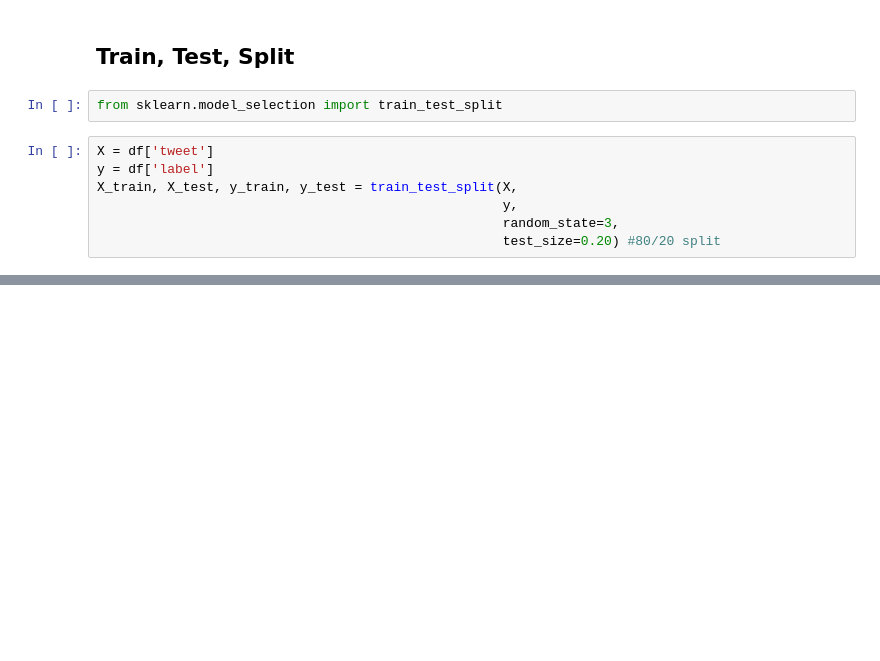
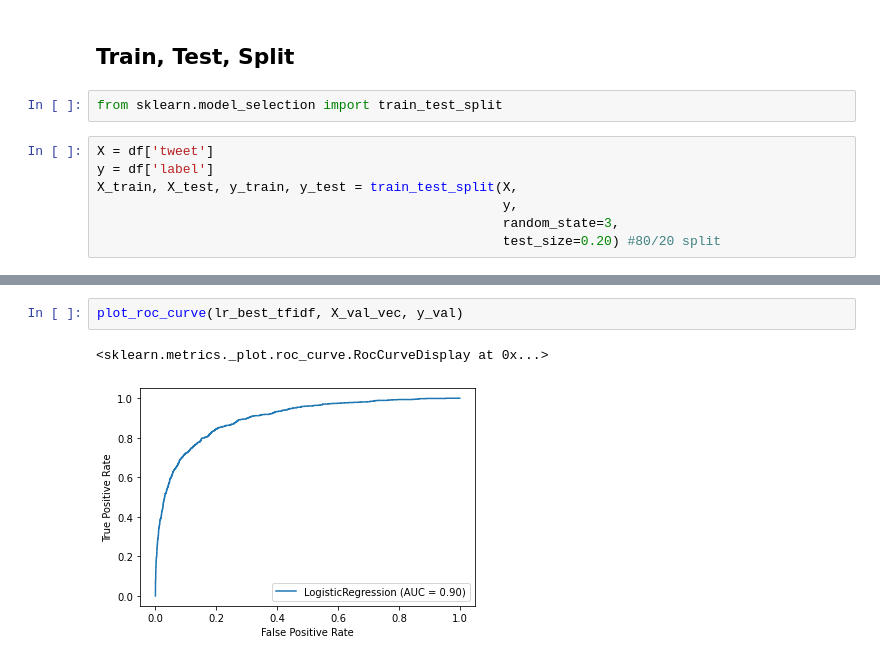
Before and after one commit to cdlc01/Twitter_Hate_Speech_Analysis, a Jupyter notebook: Logistic Regression.ipynb, the cells around one changed output, grey strips where cells are left out. Saved outputs shown, nothing was run; the diff lists cells and outputs as text; blank space fills up the shorter version.

```diff
--- a/Logistic Regression.ipynb
+++ b/Logistic Regression.ipynb
@@ -49,0 +222,5 @@ X_train, X_test, y_train, y_test = train_test_split(X,
+# %%
+plot_roc_curve(lr_best_tfidf, X_val_vec, y_val)
+# %% [output]
+<sklearn.metrics._plot.roc_curve.RocCurveDisplay at 0x...>
+[figure, added]
```
Also changed, not shown: parts of 86 cells of this notebook, 1 other file.
